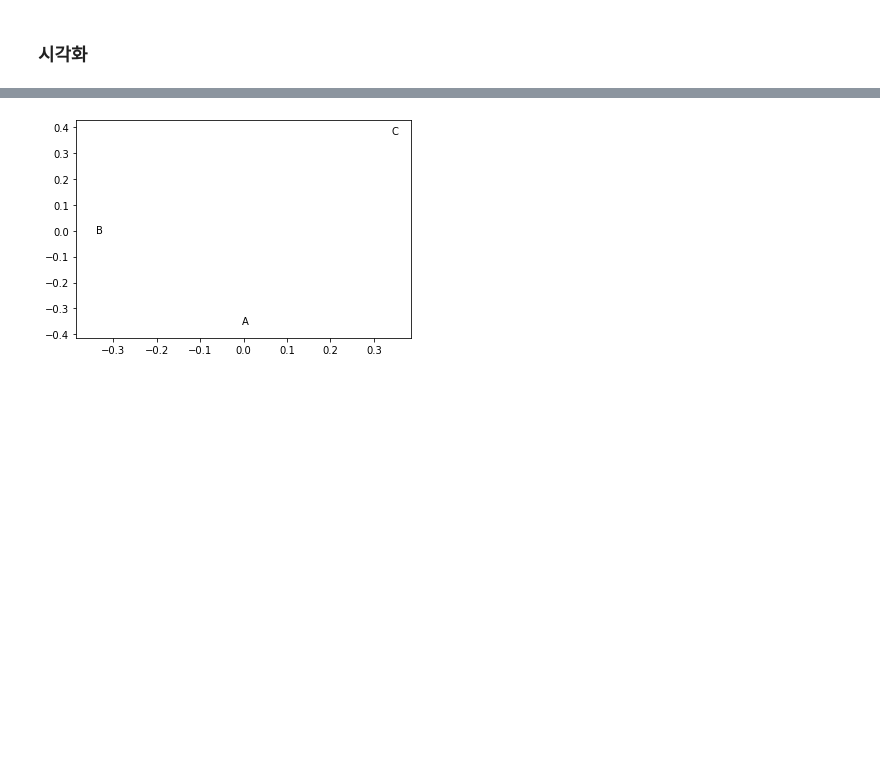
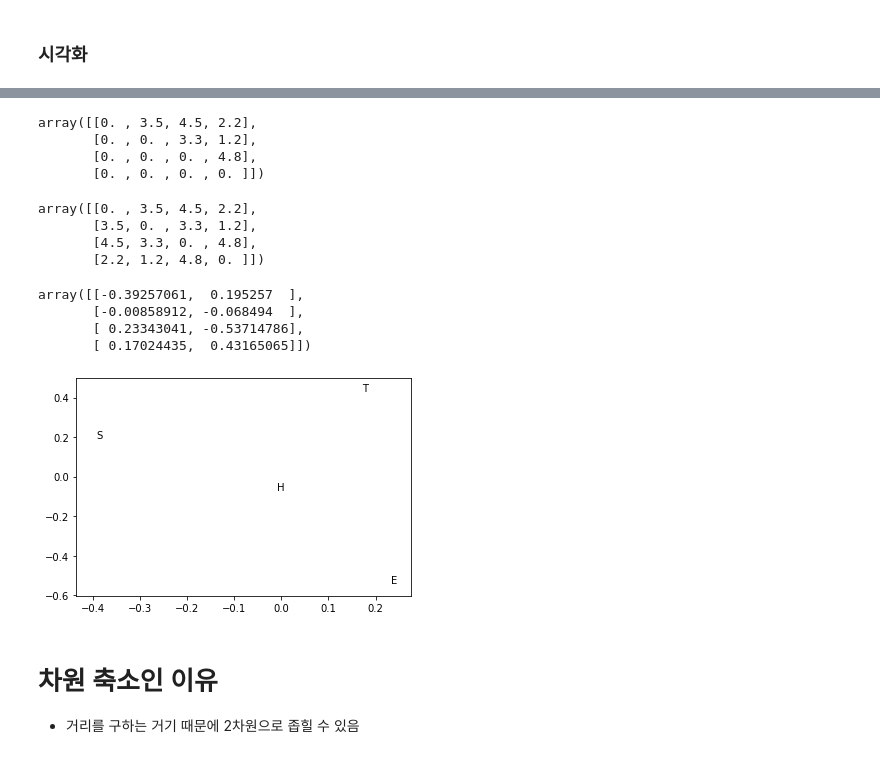
Before and after one commit to canary4651/TIL, a Jupyter notebook: jupyter/통계10.ipynb, the cells around one changed output, grey strips where cells are left out. Drawn from its saved outputs; the diff is of its cells as text; code cells hidden in the pictures; blank space fills up the shorter version.

```diff
--- a/jupyter/통계10.ipynb
+++ b/jupyter/통계10.ipynb
@@ -640,6 +394,44 @@ array([[-0.00476629, -0.35994948],
+# %%
+for i, row in df.iterrows():
+    p1 = row[0]
+    i1 = product_id[p1]
+
+    p2 = row[1]
+    i2 = product_id[p2]
+
+    distance[i1, i2] = row[2]
+# %%
+distance #스타벅스, 할리스, 이디야, 투썸
+# %% [output]
+array([[0. , 3.5, 4.5, 2.2],
+       [0. , 0. , 3.3, 1.2],
+       [0. , 0. , 0. , 4.8],
+       [0. , 0. , 0. , 0. ]])
+# %%
+distance = distance + distance.T #.t(뒤집은거)
+distance
+# %% [output]
+array([[0. , 3.5, 4.5, 2.2],
+       [3.5, 0. , 3.3, 1.2],
+       [4.5, 3.3, 0. , 4.8],
+       [2.2, 1.2, 4.8, 0. ]])
+# %%
+mds = MDS(metric=False, dissimilarity='precomputed')
+# %%
+pos = mds.fit_transform(distance)
+# %%
+pos
+# %% [output]
+array([[-0.39257061,  0.195257  ],
+       [-0.00858912, -0.068494  ],
+       [ 0.23343041, -0.53714786],
+       [ 0.17024435,  0.43165065]])
 # %%
 plt = seaborn.scatterplot(pos[:, 0], pos[:, 1], color='white')
-for i, label in enumerate(['A', 'B', 'C']):
+for i, label in enumerate(['S', 'H', 'E', 'T']):
     plt.text(pos[i, 0], pos[i, 1], label)
 # %% [output]
-[figure, old version]
+[figure, new version]
+# %% [markdown]
+# 차원 축소인 이유
+- 거리를 구하는 거기 때문에 2차원으로 좁힐 수 있음
```
Also changed, not shown: parts of 64 cells of this notebook, 1 other file.
